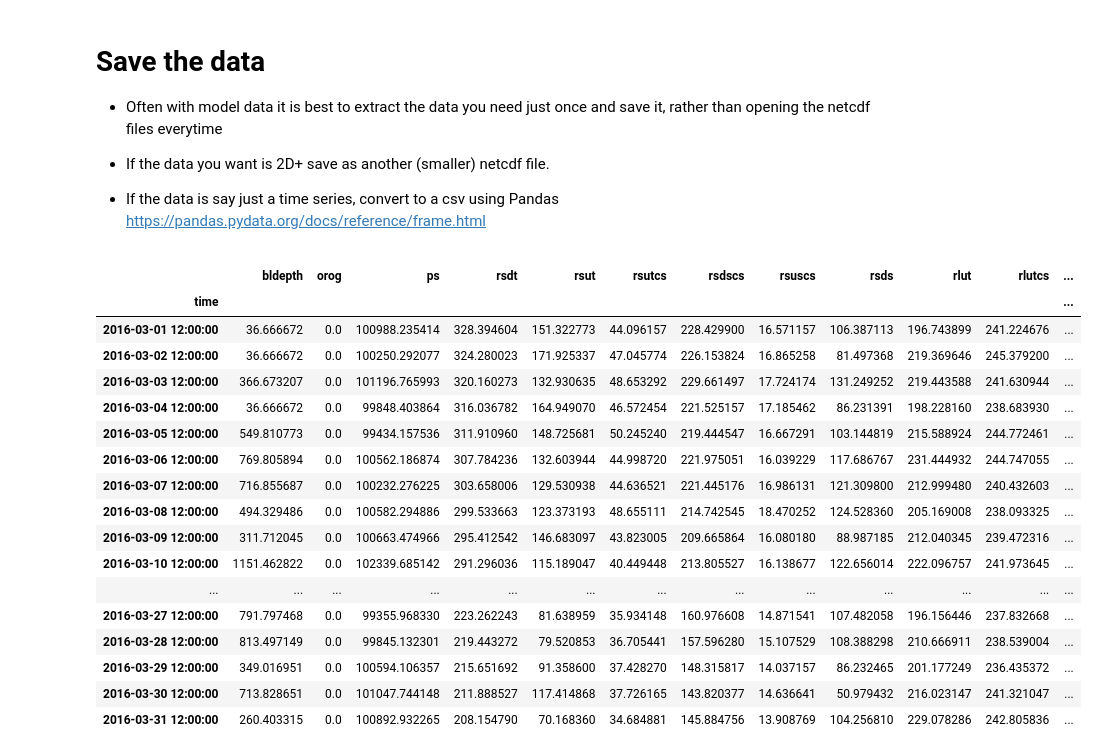
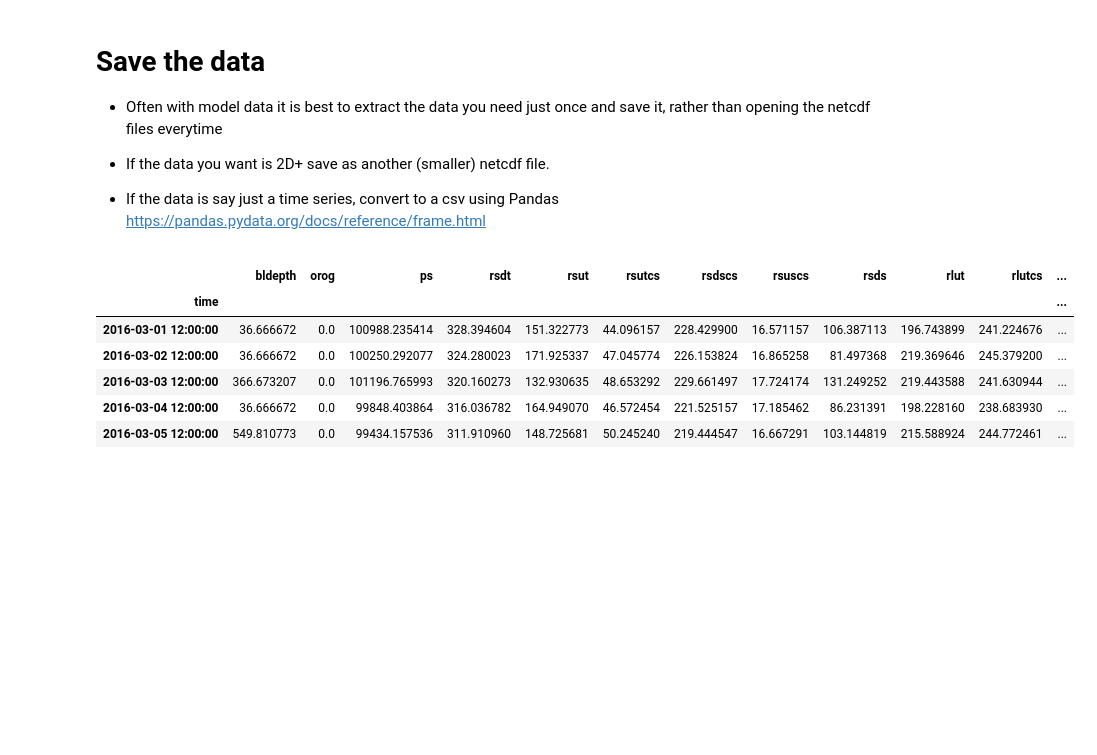
Before and after one commit to sfiddes/teaching, a Jupyter notebook: example_notebooks/read_and_plot_ACCESS_data.ipynb, the cells around one changed output. Drawn from its saved outputs; the diff is of its cells as text; code cells hidden in the pictures; blank space fills up the shorter version.

```diff
--- a/example_notebooks/read_and_plot_ACCESS_data.ipynb
+++ b/example_notebooks/read_and_plot_ACCESS_data.ipynb
@@ -150,25 +150,14 @@ https://pandas.pydata.org/docs/reference/frame.html
 data.rsds.mean('time').to_netcdf('/content/drive/My Drive/Colab Notebooks/example_notebooks/data/example_netcdf.nc') # Write xarray dataarray to netcdf
 # %%
 df = data1D.to_pandas() # Convert to a pandas dataframe
-df # also try .head() or .tail() to print out just the start or end of dataframe
+df.head() # also try .tail() to print out just the start or end of dataframe
 # %% [output]
 |  | bldepth | orog | ps | rsdt | rsut | rsutcs | rsdscs | rsuscs | rsds | rlut | rlutcs | ... |
 | time |  |  |  |  |  |  |  |  |  |  |  | ... |
 | 2016-03-01 12:00:00 | 36.666672 | 0.0 | 100988.235414 | 328.394604 | 151.322773 | 44.096157 | 228.429900 | 16.571157 | 106.387113 | 196.743899 | 241.224676 | ... |
 | 2016-03-02 12:00:00 | 36.666672 | 0.0 | 100250.292077 | 324.280023 | 171.925337 | 47.045774 | 226.153824 | 16.865258 | 81.497368 | 219.369646 | 245.379200 | ... |
 | 2016-03-03 12:00:00 | 366.673207 | 0.0 | 101196.765993 | 320.160273 | 132.930635 | 48.653292 | 229.661497 | 17.724174 | 131.249252 | 219.443588 | 241.630944 | ... |
 | 2016-03-04 12:00:00 | 36.666672 | 0.0 | 99848.403864 | 316.036782 | 164.949070 | 46.572454 | 221.525157 | 17.185462 | 86.231391 | 198.228160 | 238.683930 | ... |
 | 2016-03-05 12:00:00 | 549.810773 | 0.0 | 99434.157536 | 311.910960 | 148.725681 | 50.245240 | 219.444547 | 16.667291 | 103.144819 | 215.588924 | 244.772461 | ... |
-| 2016-03-06 12:00:00 | 769.805894 | 0.0 | 100562.186874 | 307.784236 | 132.603944 | 44.998720 | 221.975051 | 16.039229 | 117.686767 | 231.444932 | 244.747055 | ... |
-| 2016-03-07 12:00:00 | 716.855687 | 0.0 | 100232.276225 | 303.658006 | 129.530938 | 44.636521 | 221.445176 | 16.986131 | 121.309800 | 212.999480 | 240.432603 | ... |
-| 2016-03-08 12:00:00 | 494.329486 | 0.0 | 100582.294886 | 299.533663 | 123.373193 | 48.655111 | 214.742545 | 18.470252 | 124.528360 | 205.169008 | 238.093325 | ... |
-| 2016-03-09 12:00:00 | 311.712045 | 0.0 | 100663.474966 | 295.412542 | 146.683097 | 43.823005 | 209.665864 | 16.080180 | 88.987185 | 212.040345 | 239.472316 | ... |
-| 2016-03-10 12:00:00 | 1151.462822 | 0.0 | 102339.685142 | 291.296036 | 115.189047 | 40.449448 | 213.805527 | 16.138677 | 122.656014 | 222.096757 | 241.973645 | ... |
-| ... | ... | ... | ... | ... | ... | ... | ... | ... | ... | ... | ... | ... |
-| 2016-03-27 12:00:00 | 791.797468 | 0.0 | 99355.968330 | 223.262243 | 81.638959 | 35.934148 | 160.976608 | 14.871541 | 107.482058 | 196.156446 | 237.832668 | ... |
-| 2016-03-28 12:00:00 | 813.497149 | 0.0 | 99845.132301 | 219.443272 | 79.520853 | 36.705441 | 157.596280 | 15.107529 | 108.388298 | 210.666911 | 238.539004 | ... |
-| 2016-03-29 12:00:00 | 349.016951 | 0.0 | 100594.106357 | 215.651692 | 91.358600 | 37.428270 | 148.315817 | 14.037157 | 86.232465 | 201.177249 | 236.435372 | ... |
-| 2016-03-30 12:00:00 | 713.828651 | 0.0 | 101047.744148 | 211.888527 | 117.414868 | 37.726165 | 143.820377 | 14.636641 | 50.979432 | 216.023147 | 241.321047 | ... |
-| 2016-03-31 12:00:00 | 260.403315 | 0.0 | 100892.932265 | 208.154790 | 70.168360 | 34.684881 | 145.884756 | 13.908769 | 104.256810 | 229.078286 | 242.805836 | ... |
 # %%
 df.to_csv('/content/drive/My Drive/Colab Notebooks/example_notebooks/data/example_csv.nc')
```
